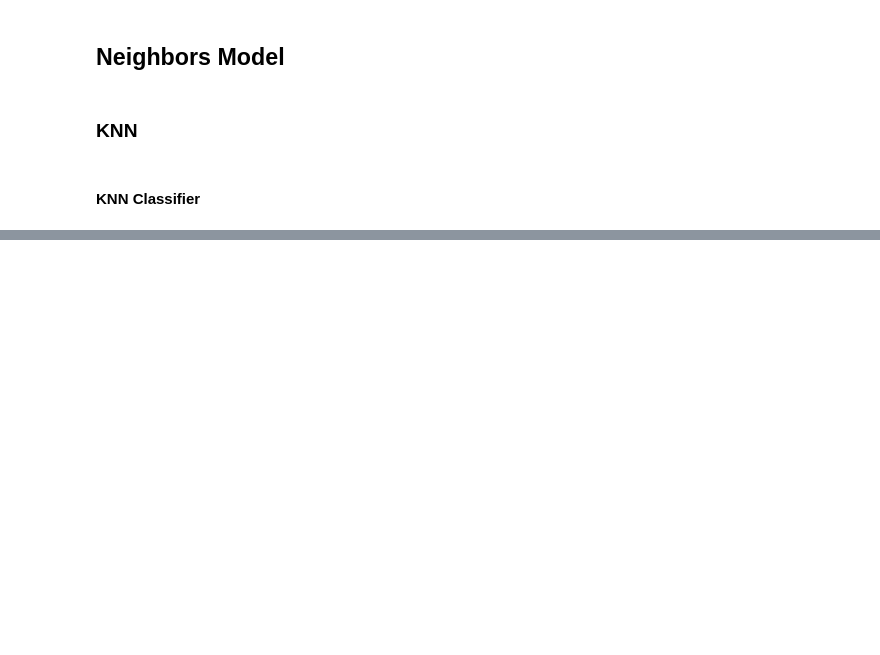
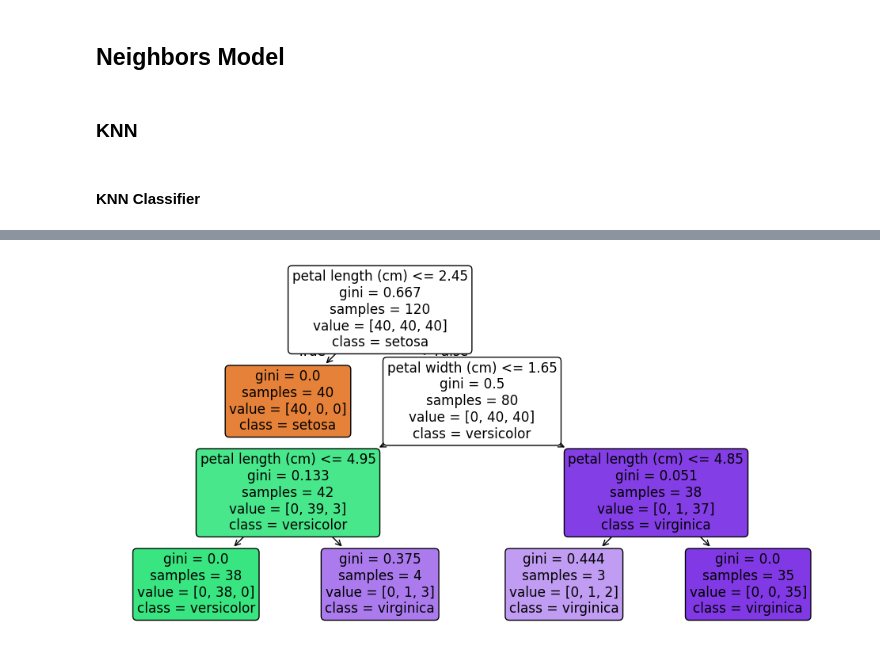
Before and after one commit to LizPink/Machine-Learning-Coding-Notes, a Jupyter notebook: Data_Modeling/Data_Modeling.ipynb, the cells around one changed output, grey strips where cells are left out. Saved outputs shown, nothing was run; the diff lists cells and outputs as text; code cells hidden in the pictures; blank space fills up the shorter version.

Commit message:
Add Notes on DecisionTree

```diff
--- a/Data_Modeling/Data_Modeling.ipynb
+++ b/Data_Modeling/Data_Modeling.ipynb
@@ -422,0 +471,26 @@ import sklearn.neighbors as neighbors
+# %%
+X,y = datasets.load_iris( return_X_y = True )
+X_train, X_test, y_train, y_test = model_selection.train_test_split(
+    X,y,
+    test_size = 0.2,
+    random_state = 42,
+    shuffle = True,
+    stratify = y
+)
+
+model = tree.DecisionTreeClassifier(
+    max_depth = 3,
+    random_state = 42
+)
+
+model.fit(X_train, y_train)
+y_pred = model.predict(X_test)
+acc = model.score(X_test, y_test)
+
+print(
+    "预测类别: ", y_pred[:10],
+    "真实类别: ", y_test[:10],
+    "测试集 accuracy: ", acc,
+    "特征重要性: ", model.feature_importances_,
+    sep = "\n-----\n"
+)
@@ -422,0 +513,17 @@ import sklearn.neighbors as neighbors
+# %%
+data = datasets.load_iris( as_frame = True )
+X = data.data
+y = data.target
+
+plt.figure(figsize=(12,6))
+tree.plot_tree(
+    decision_tree = model,
+    feature_names = X.columns,
+    class_names = data.target_names,
+    filled = True,
+    rounded = True
+)
+plt.show()
+plt.close()
+# %% [output]
+[figure, added]
```
Also changed, not shown: parts of 7 cells of this notebook.
